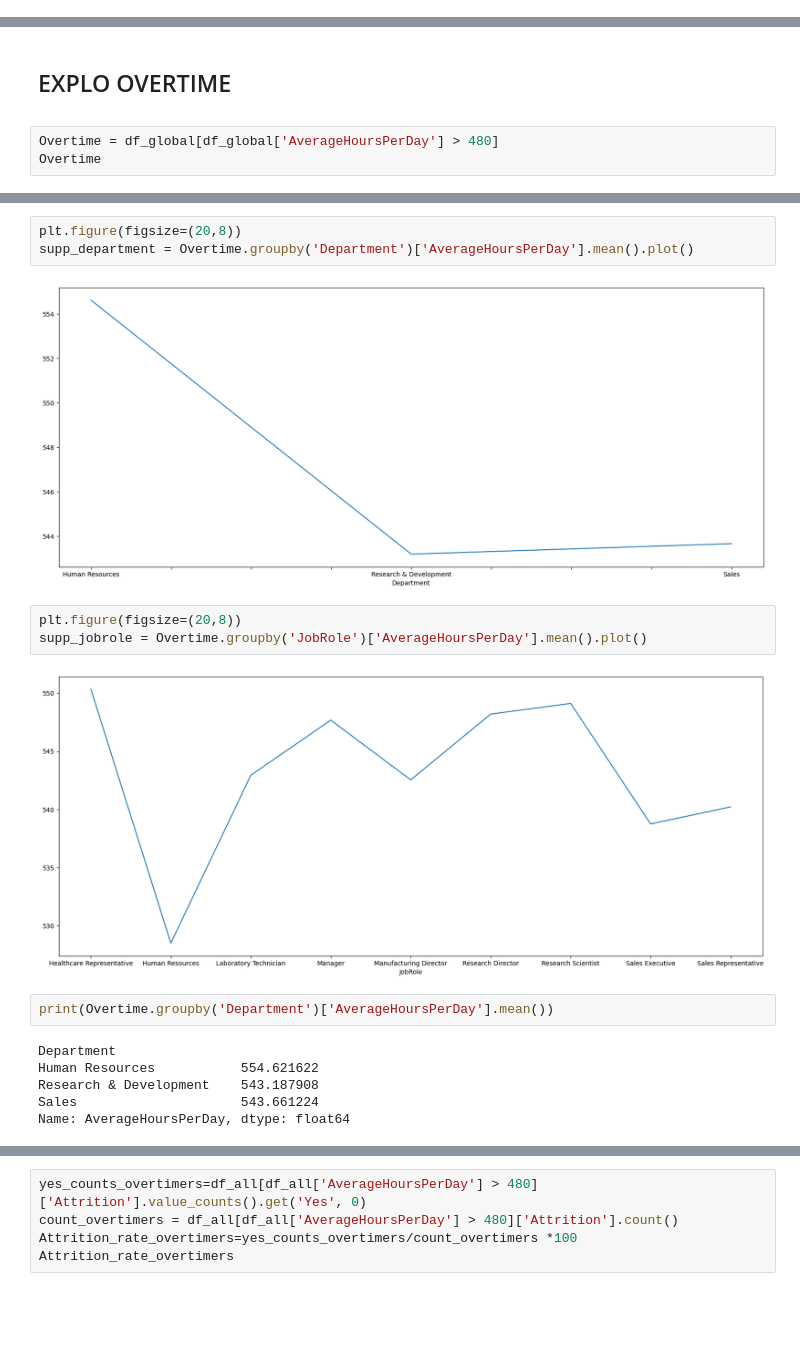
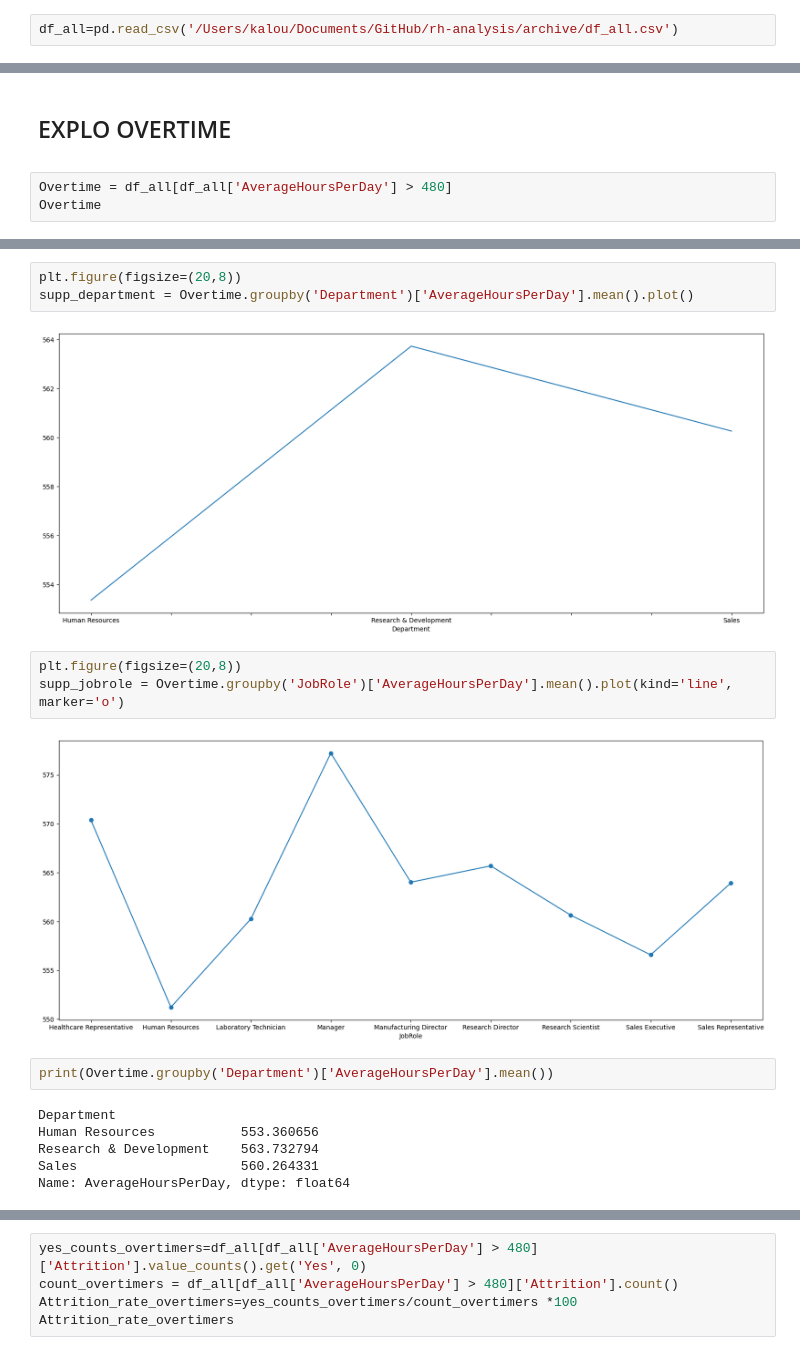
Before and after one commit to Veyesd/rh-analysis, a Jupyter notebook: rh_analysis2.ipynb, the cells around one changed output, grey strips where cells are left out. Drawn from its saved outputs; the diff is of its cells as text; blank space fills up the shorter version.

```diff
--- a/rh_analysis2.ipynb
+++ b/rh_analysis2.ipynb
@@ -110,6 +110,8 @@ df_general_final.dropna(subset=['EnvironmentSatisfaction','JobSatisfaction' ,'Wo
 df_general_survey_clean=df_general_final.dropna(subset=['EnvironmentSatisfaction','JobSatisfaction' ,'WorkLifeBalance'])
 # %%
 df_general_explo = df_general_survey_clean.drop(columns=['Gender', 'Over18', 'EmployeeCount', 'StandardHours'])
+# %%
+df_all=pd.read_csv('/Users/kalou/Documents/GitHub/rh-analysis/archive/df_all.csv')
 # %%
 def Apercentage(df,column_names):
     results = {}
@@ -377,7 +436,7 @@ EXPLO OVERTIME
 ---
 >
 # %%
-Overtime = df_global[df_global['AverageHoursPerDay'] > 480]
+Overtime = df_all[df_all['AverageHoursPerDay'] > 480]
 Overtime
 # %% [output]
 |  | Age | Attrition | BusinessTravel | Department | DistanceFromHome | Education | EducationField | ... |
@@ -397,19 +456,19 @@ Overtime
 plt.figure(figsize=(20,8))
 supp_department = Overtime.groupby('Department')['AverageHoursPerDay'].mean().plot()
 # %% [output]
-[figure, old version]
+[figure, new version]
 # %%
 plt.figure(figsize=(20,8))
-supp_jobrole = Overtime.groupby('JobRole')['AverageHoursPerDay'].mean().plot()
+supp_jobrole = Overtime.groupby('JobRole')['AverageHoursPerDay'].mean().plot(kind='line', marker='o')
 # %% [output]
-[figure, old version]
+[figure, new version]
 # %%
 print(Overtime.groupby('Department')['AverageHoursPerDay'].mean())
 # %% [output]
 Department
-Human Resources           554.621622
-Research & Development    543.187908
-Sales                     543.661224
+Human Resources           553.360656
+Research & Development    563.732794
+Sales                     560.264331
 Name: AverageHoursPerDay, dtype: float64
 # %%
 df_all[df_all['AverageHoursPerDay'] > 480].count()/ df_all.count() *100
```
Also changed, not shown: parts of 33 cells of this notebook.
